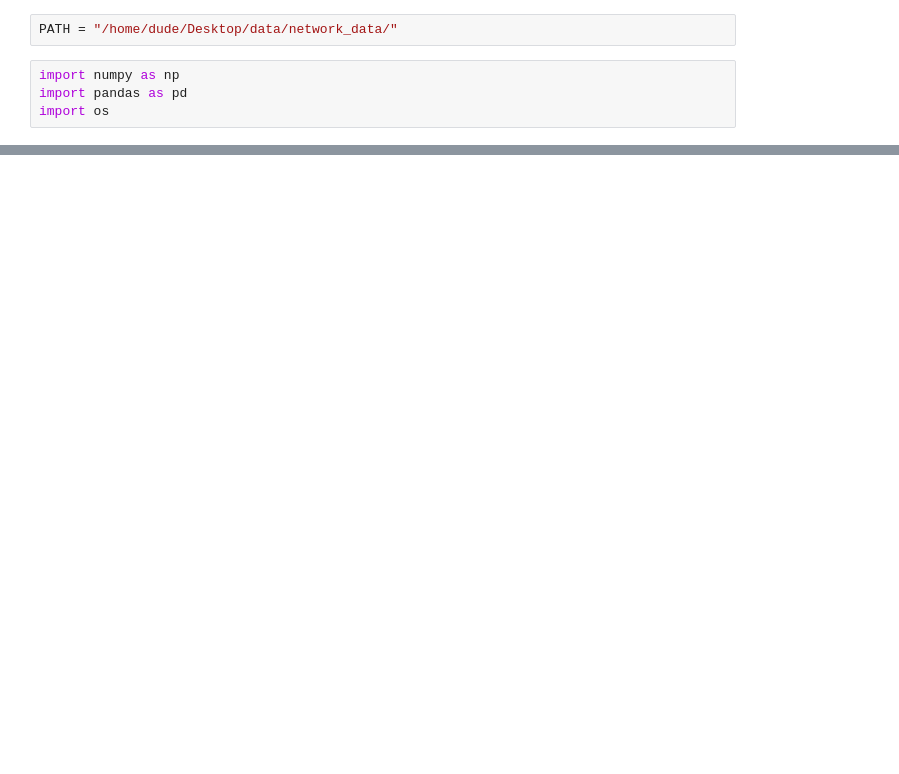
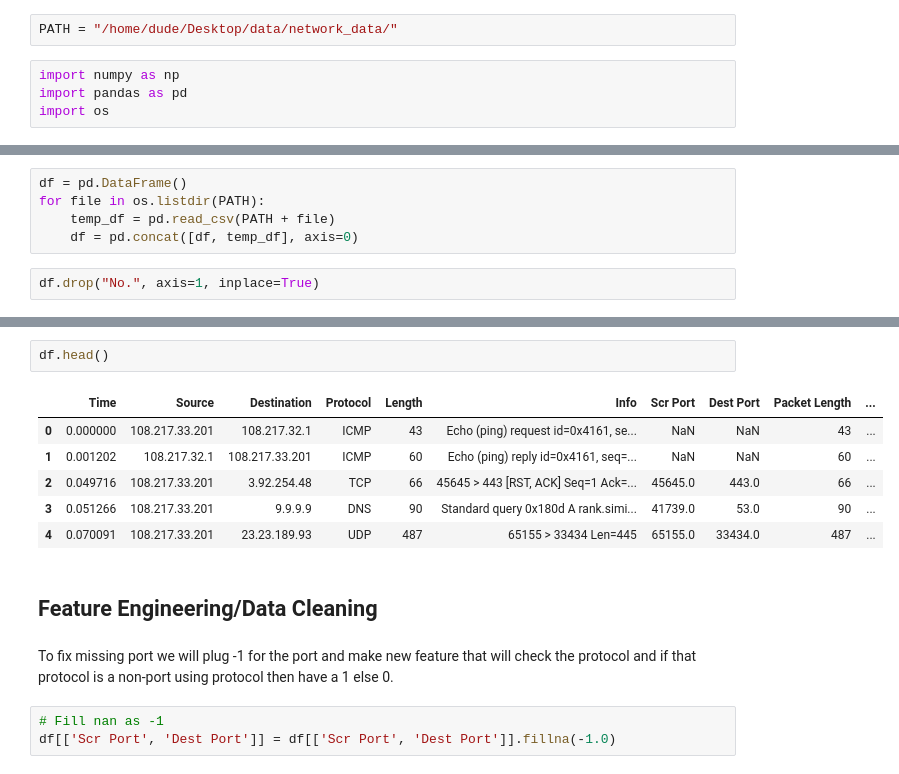
Before and after one commit to mishamickevicius/ML-Projects, a Jupyter notebook: Network ML/EDA and ML analysis.ipynb, the cells around one changed output, grey strips where cells are left out. Drawn from its saved outputs; the diff is of its cells as text; blank space fills up the shorter version.

```diff
--- a/Network ML/EDA and ML analysis.ipynb
+++ b/Network ML/EDA and ML analysis.ipynb
@@ -24,0 +11,7 @@ df1
+# %%
+df = pd.DataFrame()
+for file in os.listdir(PATH):
+    temp_df = pd.read_csv(PATH + file)
+    df = pd.concat([df, temp_df], axis=0)
+# %%
+df.drop("No.", axis=1, inplace=True)
@@ -24,0 +38,16 @@ df1
+# %%
+df.head()
+# %% [output]
+|  | Time | Source | Destination | Protocol | Length | Info | Scr Port | Dest Port | Packet Length | ... |
+| 0 | 0.000000 | 108.217.33.201 | 108.217.32.1 | ICMP | 43 | Echo (ping) request id=0x4161, se... | NaN | NaN | 43 | ... |
+| 1 | 0.001202 | 108.217.32.1 | 108.217.33.201 | ICMP | 60 | Echo (ping) reply id=0x4161, seq=... | NaN | NaN | 60 | ... |
+| 2 | 0.049716 | 108.217.33.201 | 3.92.254.48 | TCP | 66 | 45645 > 443 [RST, ACK] Seq=1 Ack=... | 45645.0 | 443.0 | 66 | ... |
+| 3 | 0.051266 | 108.217.33.201 | 9.9.9.9 | DNS | 90 | Standard query 0x180d A rank.simi... | 41739.0 | 53.0 | 90 | ... |
+| 4 | 0.070091 | 108.217.33.201 | 23.23.189.93 | UDP | 487 | 65155 > 33434 Len=445 | 65155.0 | 33434.0 | 487 | ... |
+# %% [markdown]
+## Feature Engineering/Data Cleaning
+# %% [markdown]
+To fix missing port we will plug -1 for the port and make new feature that will check the protocol and if that protocol is a non-port using protocol then have a 1 else 0.
+# %%
+# Fill nan as -1
+df[['Scr Port', 'Dest Port']] = df[['Scr Port', 'Dest Port']].fillna(-1.0)
```
Also changed, not shown: parts of 46 cells of this notebook, 1 other file.
